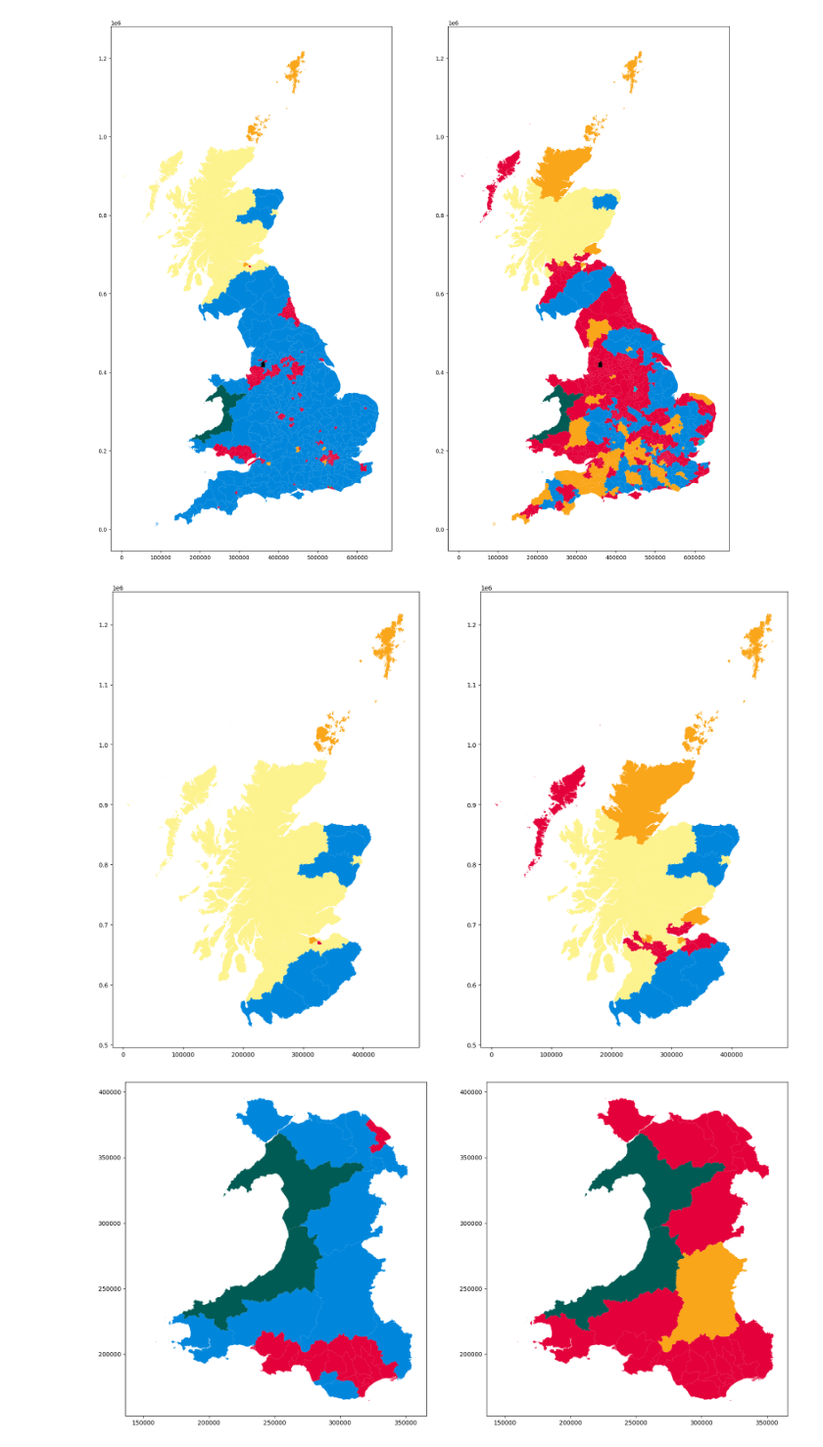
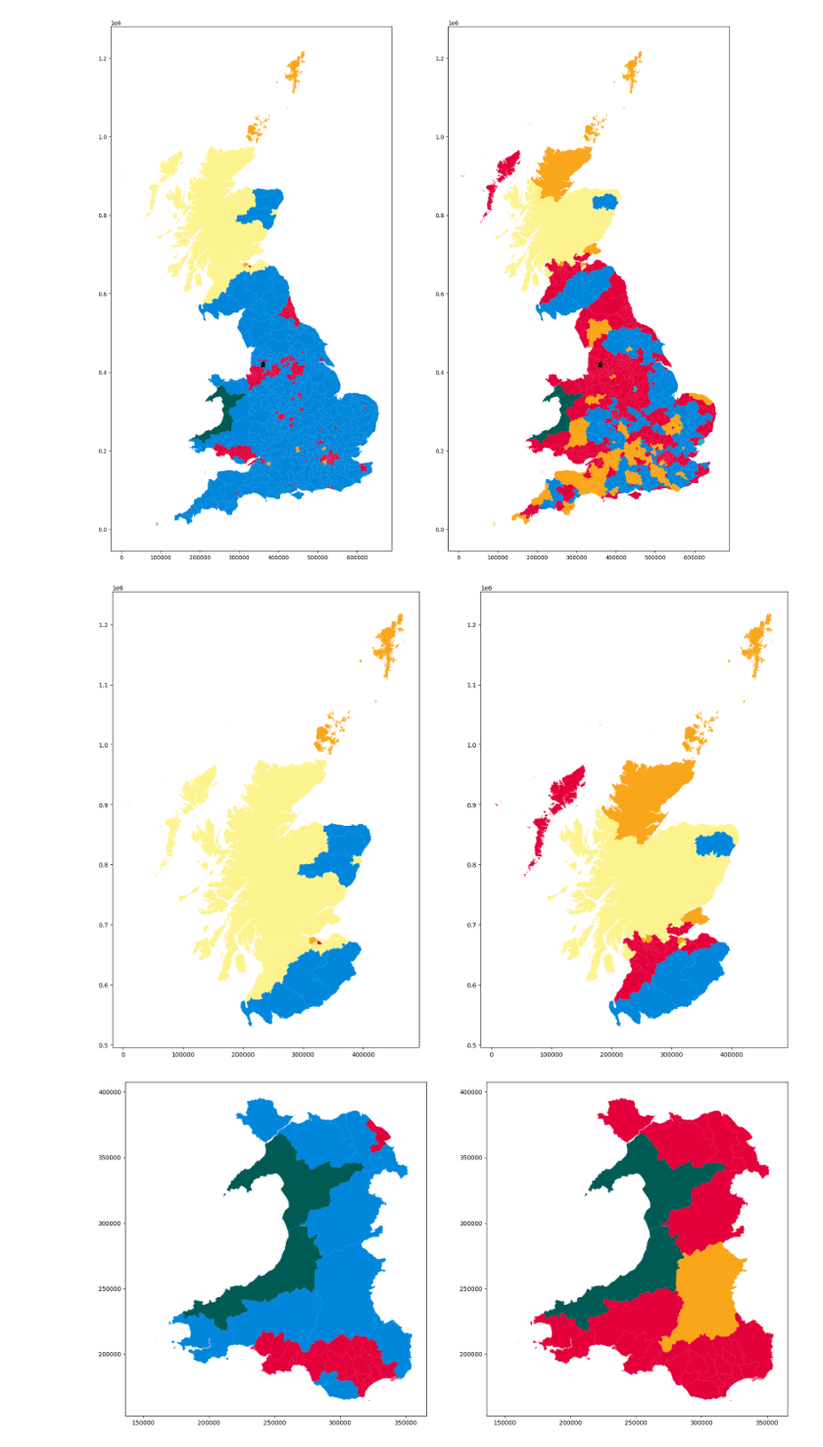
Before and after one commit to MatthewFricker/2024-Election-Project, a Jupyter notebook: RegionalPreview.ipynb, the cells around one changed output. Shown at 98% size. Saved outputs shown, nothing was run; the diff lists cells and outputs as text; code cells hidden in the pictures.

```diff
--- a/RegionalPreview.ipynb
+++ b/RegionalPreview.ipynb
@@ -69,9 +69,9 @@ plt.show()
 # %% [output]
 [figure]
 # %%
-show_region("SC", "BP")
+show_region("SC")
 # %% [output]
-[figure, old version]
+[figure, new version]
 # %%
 show_region("WA")
 # %% [output]
```
Also changed, not shown: parts of 10 cells of this notebook, 27 other files.
